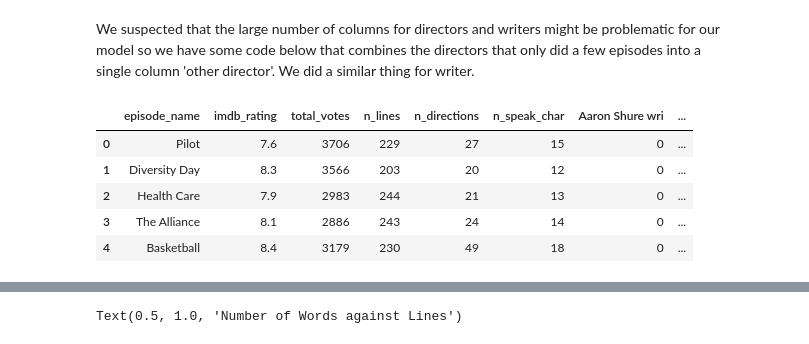
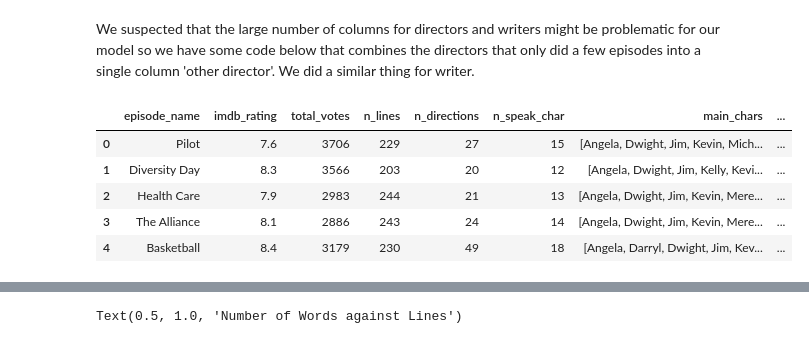
Before and after one commit to BradWangW/imdb_rate_model, a Jupyter notebook: project1_word_counts.ipynb, the cells around one changed output, grey strips where cells are left out. Cells and saved outputs as stored; diff of their text form; code cells hidden in the pictures.

```diff
--- a/project1_word_counts.ipynb
+++ b/project1_word_counts.ipynb
@@ -264,7 +264,7 @@ encoded_writers = encoded_writers.drop(other_writers, axis=1)
    Joining the One hot encoded columns with the original data frame and removing the raw data
 '''
 # data_numeric = data_numeric.join([encoded_characters])
-data_numeric = data_numeric.drop(['director', 'main_chars', 'writer'], axis=1)
+data_numeric = data_numeric.drop(['director', 'writer'], axis=1)
 
 data_numeric = data_numeric.join(encoded_writers)
 data_numeric = data_numeric.join(encoded_directors)
@@ -272,37 +272,48 @@ data_numeric = data_numeric.join(encoded_directors)
 
 '''
    Construct season variables and time-period in year from the earliest air_date
 '''
+# Manually specify the month for each season according to
+# https://web.archive.org/web/20090327085605/http://www.knmi.nl/cms/content/22141/begin_van_de_lente
 seasons = {'spring': (3, 4, 5),
            'summer': (6, 7, 8),
            'autumn': (9, 10, 11),
            'winter': (12, 1, 2)}
+
 for season in seasons:
+   # For each season create a binary variable
    data_numeric[season] = 0
+
    for i in range(len(data_numeric)):
+      # For each data point check the month info to confirm the season
       data_numeric[season][i] = int(int(data_numeric['air_date'][i].split('-')[1]) in seasons[season])
 
 for i in range(len(data_numeric)):
+   # For each data point extract the year info
    data_numeric['air_year'] = int(data_numeric['air_date'][i].split('-')[0])
+
+# Since we want to capture long-term effect, we could simply make the year start with 0
 data_numeric['air_year'] = data_numeric['air_year'] - data_numeric['air_year'].min()
 
 
 '''
    Create the only id 'season_episode' for later extra data merge
    and remove repeated columns
 '''
 data_numeric['season_episode'] = 's' + data_numeric['season'].astype(str) + '_e' + data_numeric['episode'].astype(str)
 data_numeric = data_numeric.drop(['season', 'episode', 'air_date'], axis=1)
 
-''' Dropping highly-correlated variable'''
+'''
+   Dropping highly-correlated variable
+'''
 data_numeric = data_numeric.drop(['n_words'], axis=1)
 
 pd.set_option('display.max_columns', None)
 data_numeric.head()
 # %% [output]
-|  | episode_name | imdb_rating | total_votes | n_lines | n_directions | n_speak_char | Aaron Shure wri | ... |
-| 0 | Pilot | 7.6 | 3706 | 229 | 27 | 15 | 0 | ... |
-| 1 | Diversity Day | 8.3 | 3566 | 203 | 20 | 12 | 0 | ... |
-| 2 | Health Care | 7.9 | 2983 | 244 | 21 | 13 | 0 | ... |
-| 3 | The Alliance | 8.1 | 2886 | 243 | 24 | 14 | 0 | ... |
-| 4 | Basketball | 8.4 | 3179 | 230 | 49 | 18 | 0 | ... |
+|  | episode_name | imdb_rating | total_votes | n_lines | n_directions | n_speak_char | main_chars | ... |
+| 0 | Pilot | 7.6 | 3706 | 229 | 27 | 15 | [Angela, Dwight, Jim, Kevin, Mich... | ... |
+| 1 | Diversity Day | 8.3 | 3566 | 203 | 20 | 12 | [Angela, Dwight, Jim, Kelly, Kevi... | ... |
+| 2 | Health Care | 7.9 | 2983 | 244 | 21 | 13 | [Angela, Dwight, Jim, Kevin, Mere... | ... |
+| 3 | The Alliance | 8.1 | 2886 | 243 | 24 | 14 | [Angela, Dwight, Jim, Kevin, Mere... | ... |
+| 4 | Basketball | 8.4 | 3179 | 230 | 49 | 18 | [Angela, Darryl, Dwight, Jim, Kev... | ... |
```
Also changed, not shown: parts of 6 cells of this notebook.
